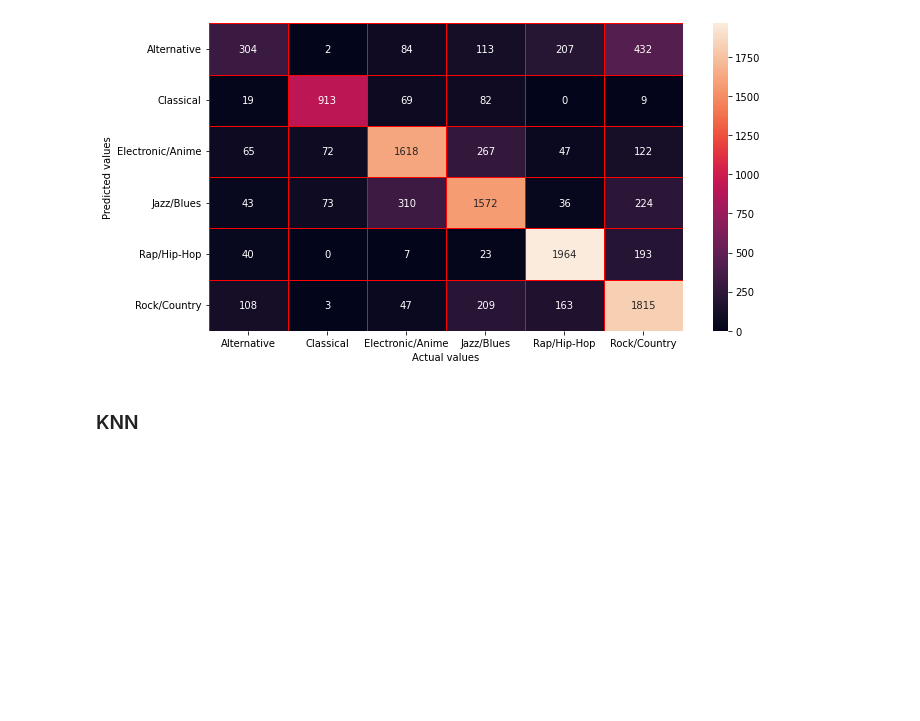
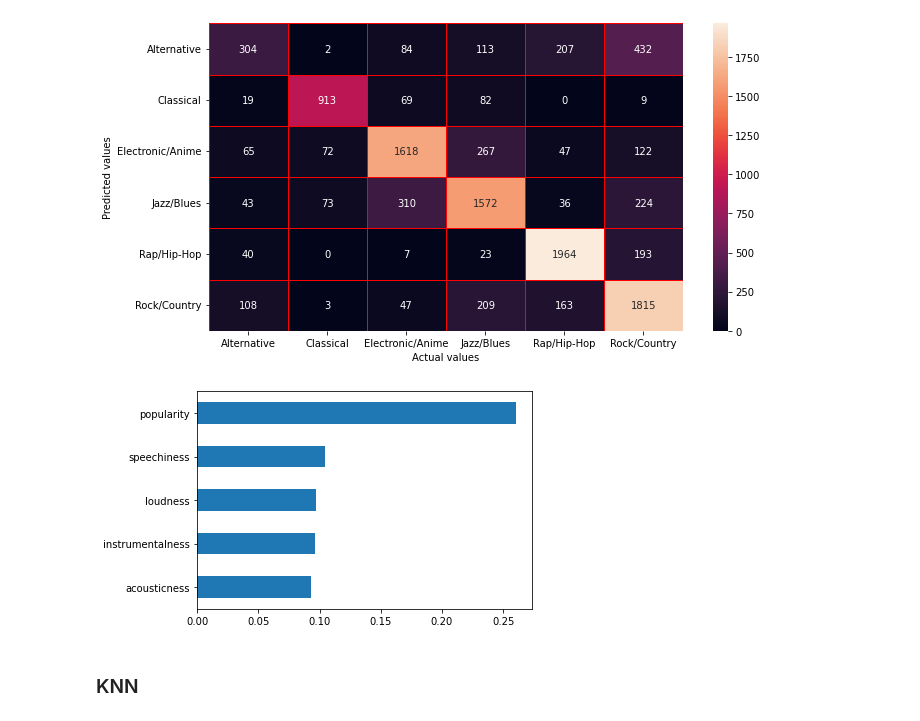
Before and after one commit to albertmirek/4iz566-py-music, a Jupyter notebook: main.ipynb, the cells around one changed output. Saved outputs shown, nothing was run; the diff lists cells and outputs as text; code cells hidden in the pictures; blank space fills up the shorter version.

```diff
--- a/main.ipynb
+++ b/main.ipynb
@@ -514,6 +515,12 @@ plt.tight_layout()
 plt.show()
 # %% [output]
 [figure]
+# %%
+#plot the 5 most important features for random forest classifier in its decesion making
+feat_importances = pd.Series(clf_2.feature_importances_, index=X.columns)
+feat_importances.nlargest(5).plot(kind='barh').invert_yaxis()
+# %% [output]
+[figure, added]
 # %% [markdown]
 ### KNN
 # %%
```
Also changed, not shown: parts of 2 cells of this notebook.
